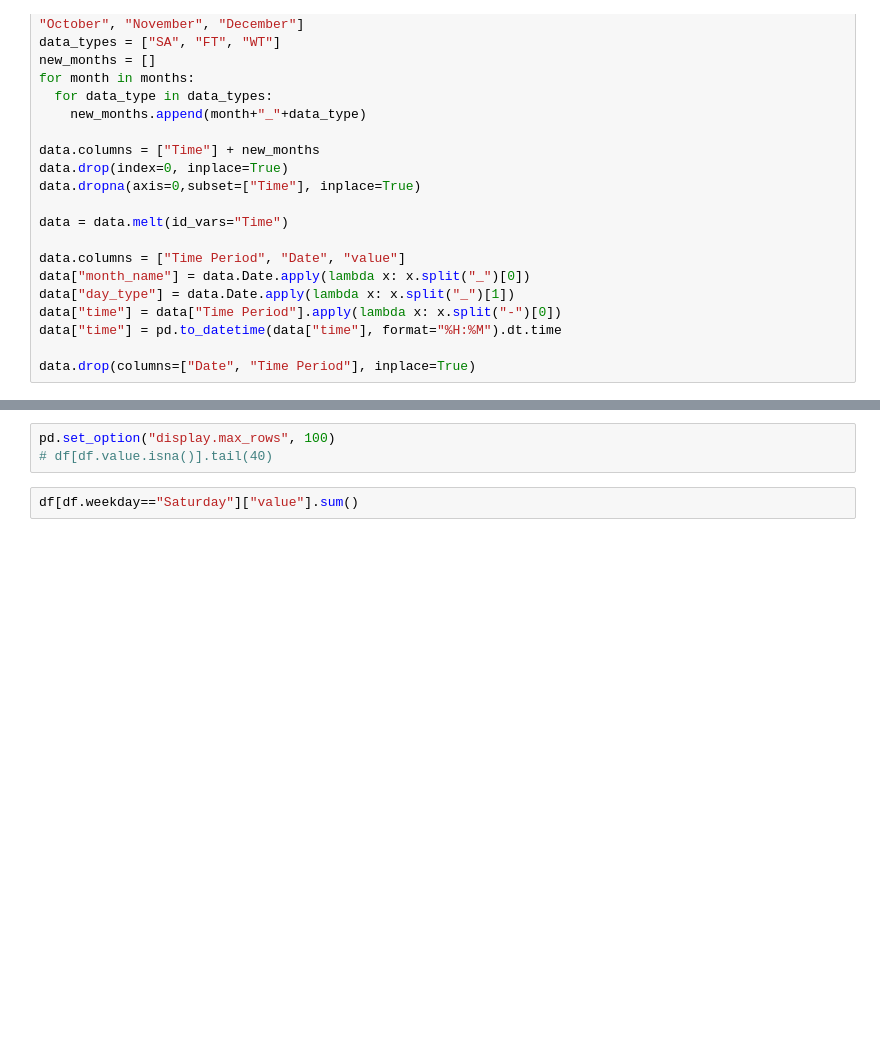
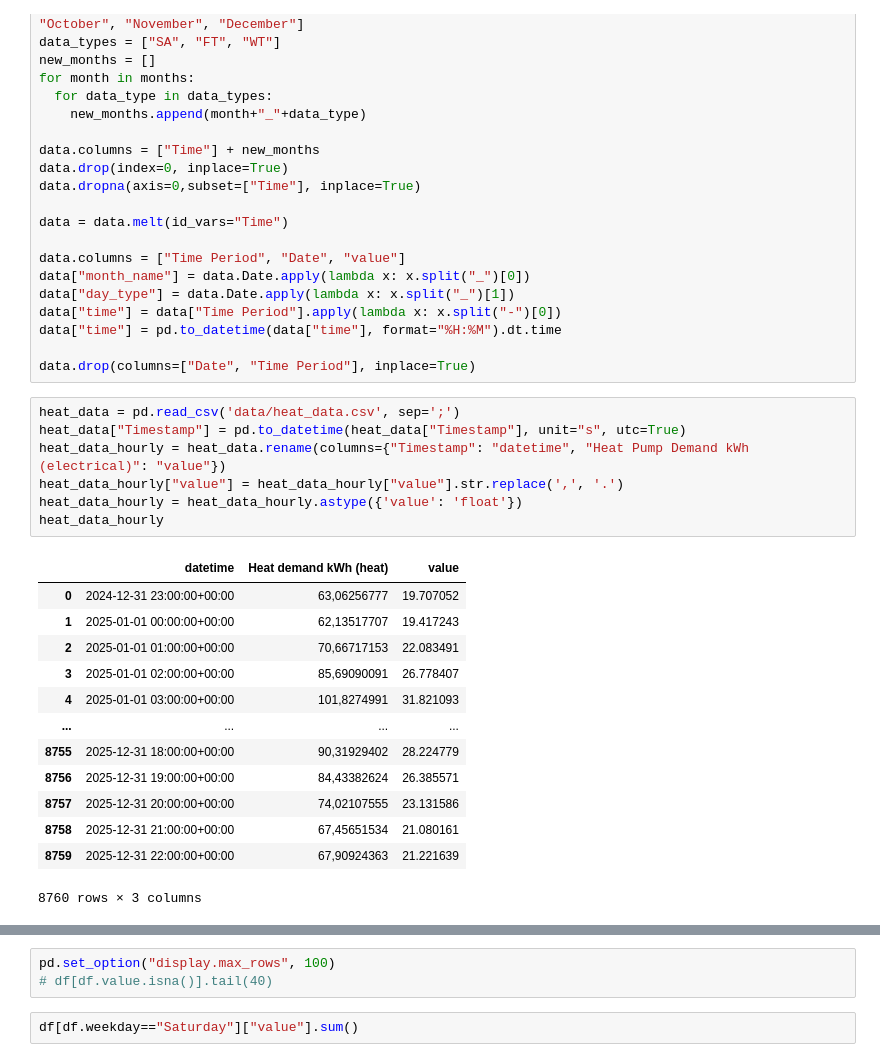
Before and after one commit to NeilSinclair/electricy-model, a Jupyter notebook: data-analysis.ipynb, the cells around one changed output, grey strips where cells are left out. Cells and saved outputs as stored; diff of their text form; blank space fills up the shorter version.

```diff
--- a/data-analysis.ipynb
+++ b/data-analysis.ipynb
@@ -28,6 +28,27 @@ data["time"] = data["Time Period"].apply(lambda x: x.split("-")[0])
 data["time"] = pd.to_datetime(data["time"], format="%H:%M").dt.time
 
 data.drop(columns=["Date", "Time Period"], inplace=True)
+# %%
+heat_data = pd.read_csv('data/heat_data.csv', sep=';')
+heat_data["Timestamp"] = pd.to_datetime(heat_data["Timestamp"], unit="s", utc=True)
+heat_data_hourly = heat_data.rename(columns={"Timestamp": "datetime", "Heat Pump Demand kWh (electrical)": "value"})
+heat_data_hourly["value"] = heat_data_hourly["value"].str.replace(',', '.')
+heat_data_hourly = heat_data_hourly.astype({'value': 'float'})
+heat_data_hourly
+# %% [output]
+|  | datetime | Heat demand kWh (heat) | value |
+| 0 | 2024-12-31 23:00:00+00:00 | 63,06256777 | 19.707052 |
+| 1 | 2025-01-01 00:00:00+00:00 | 62,13517707 | 19.417243 |
+| 2 | 2025-01-01 01:00:00+00:00 | 70,66717153 | 22.083491 |
+| 3 | 2025-01-01 02:00:00+00:00 | 85,69090091 | 26.778407 |
+| 4 | 2025-01-01 03:00:00+00:00 | 101,8274991 | 31.821093 |
+| ... | ... | ... | ... |
+| 8755 | 2025-12-31 18:00:00+00:00 | 90,31929402 | 28.224779 |
+| 8756 | 2025-12-31 19:00:00+00:00 | 84,43382624 | 26.385571 |
+| 8757 | 2025-12-31 20:00:00+00:00 | 74,02107555 | 23.131586 |
+| 8758 | 2025-12-31 21:00:00+00:00 | 67,45651534 | 21.080161 |
+| 8759 | 2025-12-31 22:00:00+00:00 | 67,90924363 | 21.221639 |
+8760 rows × 3 columns
 # %%
 day_map = {
   "Monday": "WT",
```
Also changed, not shown: parts of 1 cell of this notebook, 7 other files.
